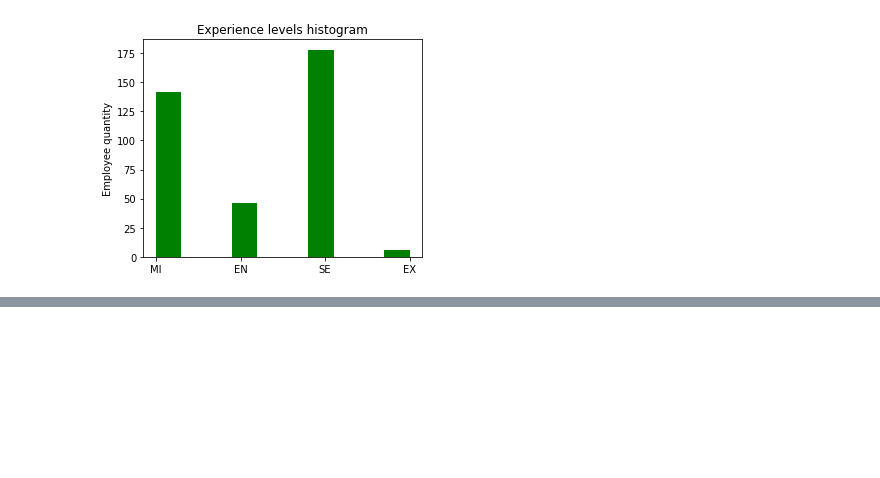
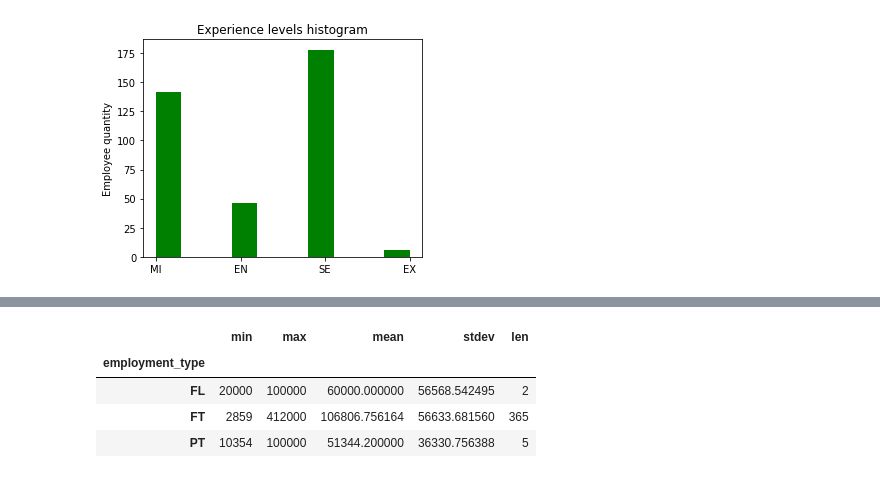
Before and after one commit to mateuszreliga/DS_Job_Salaries, a Jupyter notebook: ds_salaries.ipynb, the cells around one changed output, grey strips where cells are left out. Saved outputs shown, nothing was run; the diff lists cells and outputs as text; code cells hidden in the pictures; blank space fills up the shorter version.

```diff
--- a/ds_salaries.ipynb
+++ b/ds_salaries.ipynb
@@ -243,0 +285,8 @@ plt.show();
+# %%
+df_selected_jobs.groupby("employment_type")["salary_in_usd"].agg([min, max, mean, stdev, len])
+# %% [output]
+|  | min | max | mean | stdev | len |
+| employment_type |  |  |  |  |  |
+| FL | 20000 | 100000 | 60000.000000 | 56568.542495 | 2 |
+| FT | 2859 | 412000 | 106806.756164 | 56633.681560 | 365 |
+| PT | 10354 | 100000 | 51344.200000 | 36330.756388 | 5 |
```
Also changed, not shown: parts of 18 cells of this notebook.
